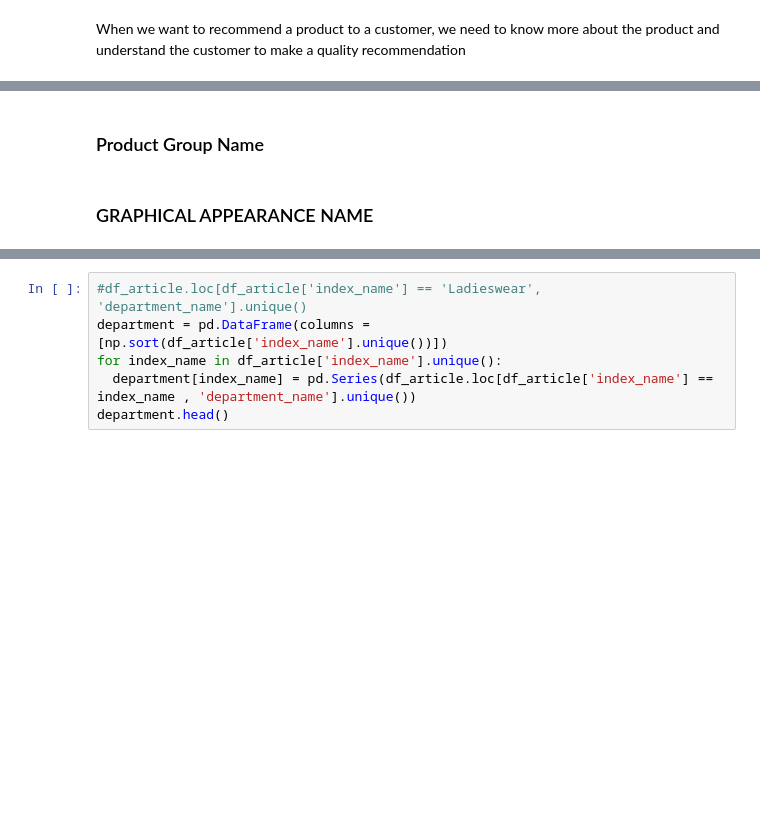
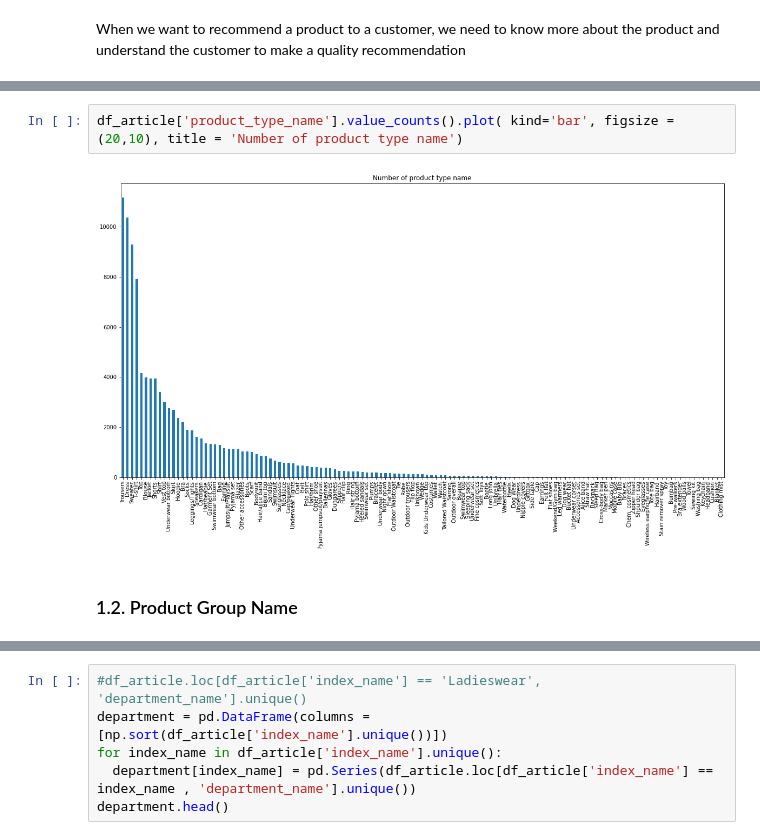
Before and after one commit to thanhyx4/H-M-Personalized-Fashion-Recommendations, a Jupyter notebook: Data_understand_RecSys.ipynb, the cells around one changed output, grey strips where cells are left out. Drawn from its saved outputs; the diff is of its cells as text; blank space fills up the shorter version.

```diff
--- a/Data_understand_RecSys.ipynb
+++ b/Data_understand_RecSys.ipynb
@@ -63,4 +85,6 @@ When we want to recommend a product to a customer, we need to know more about th
+# %%
+df_article['product_type_name'].value_counts().plot( kind='bar', figsize = (20,10), title = 'Number of product type name')
+# %% [output]
+[figure, added]
 # %% [markdown]
-### Product Group Name
+### 1.2. Product Group Name
-# %% [markdown]
-### GRAPHICAL APPEARANCE NAME
```
Also changed, not shown: parts of 25 cells of this notebook.
